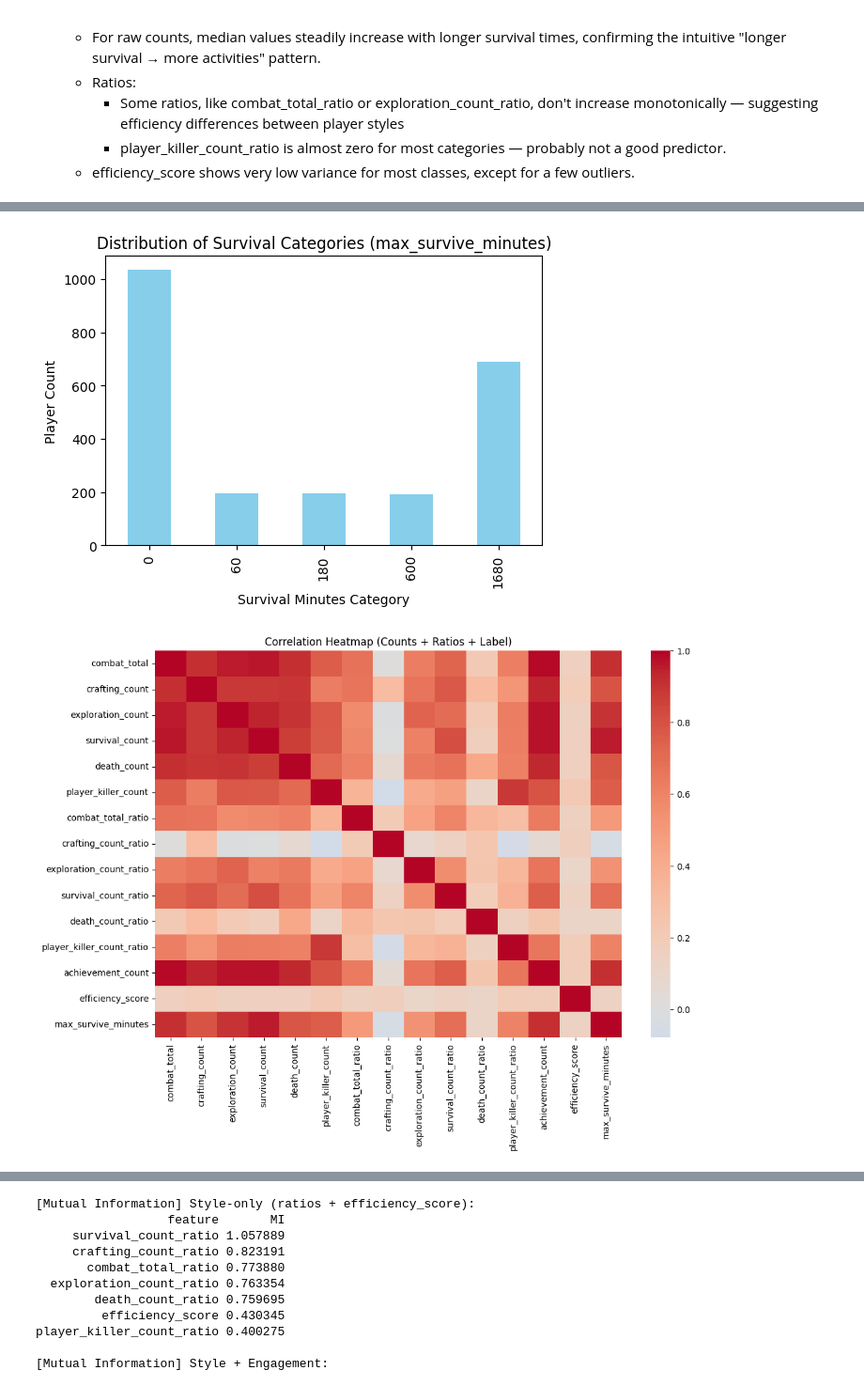
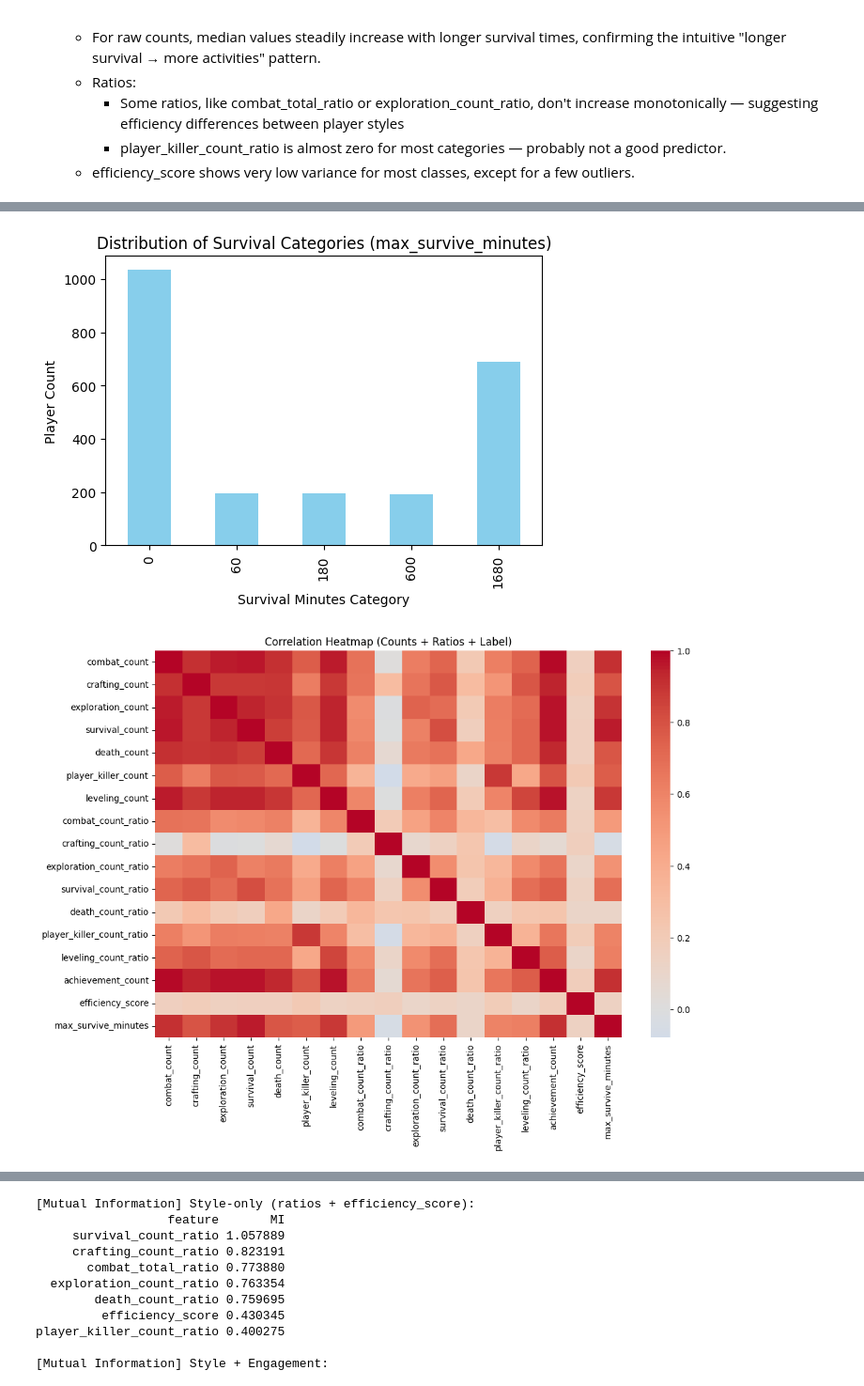
Before and after one commit to alextianyf/Steam-GamePlayer-Insight, a Jupyter notebook: notebooks/7DTD/02-Survival-time-classification.ipynb, the cells around one changed output, grey strips where cells are left out. Shown at 94% size. Cells and saved outputs as stored; diff of their text form; code cells hidden in the pictures.

```diff
--- a/notebooks/7DTD/02-Survival-time-classification.ipynb
+++ b/notebooks/7DTD/02-Survival-time-classification.ipynb
@@ -15,3 +15,12 @@
     - Some ratios, like combat_total_ratio or exploration_count_ratio, don't increase monotonically — suggesting efficiency differences between player styles
     - player_killer_count_ratio is almost zero for most categories — probably not a good predictor.
   - efficiency_score shows very low variance for most classes, except for a few outliers.
+# %%
+from sqlalchemy import create_engine
+import pandas as pd
+
+# connecting postgresql
+engine = create_engine("postgresql+psycopg2://alextian:alextian@localhost:5432/steamdb")
+
+# pull data from postgre
+df_summary = pd.read_sql("SELECT * FROM player_summary", engine)
@@ -24,22 +947,15 @@ import seaborn as sns
 # -----------------------------
 # Load dataset
 # -----------------------------
-df = pd.read_csv("player_summary.csv")
+df = df_summary
 
 # -----------------------------
 # Step 1 — Create ratio features
 # -----------------------------
 count_feats = [
-    "combat_total", "crafting_count", "exploration_count",
-    "survival_count", "death_count", "player_killer_count"
+    "combat_count", "crafting_count", "exploration_count",
+    "survival_count", "death_count", "player_killer_count", 'leveling_count'
 ]
-# If combat_total doesn't exist yet, create it
-if "combat_total" not in df.columns:
-    df["combat_total"] = (
-        df.get("combat_count", 0) +
-        df.get("combat_skill_count", 0) +
-        df.get("zombie_killer_count", 0)
-    )
 
 ratio_feats = []
 for col in count_feats:
@@ -64,31 +980,31 @@ plt.show()
 # -----------------------------
 # Step 3 — Correlation heatmap
 # -----------------------------
 eda_feats = count_feats + ratio_feats + ["achievement_count", "efficiency_score"]
 corr = df[eda_feats + ["max_survive_minutes"]].corr()
 plt.figure(figsize=(12,8))
 sns.heatmap(corr, annot=False, cmap="coolwarm", center=0)
 plt.title("Correlation Heatmap (Counts + Ratios + Label)")
 plt.show()
 
 # -----------------------------
 # Step 4 — Feature distributions by survival category
 # -----------------------------
 # Integrated boxplots in one figure
 n_feats = len(eda_feats)
 n_cols = 4
 n_rows = int(np.ceil(n_feats / n_cols))
 plt.figure(figsize=(4*n_cols, 4*n_rows))
 for i, feat in enumerate(eda_feats, 1):
     plt.subplot(n_rows, n_cols, i)
     sns.boxplot(data=df, x="max_survive_minutes", y=feat)
     plt.title(feat, fontsize=10)
     plt.xlabel("")
     plt.ylabel("")
     plt.xticks(rotation=45)
 
 plt.tight_layout()
 plt.show()
 # %% [output]
 [figure]
-[figure, old version]
+[figure, new version]
```
Also changed, not shown: parts of 12 cells of this notebook, 7 other files.
